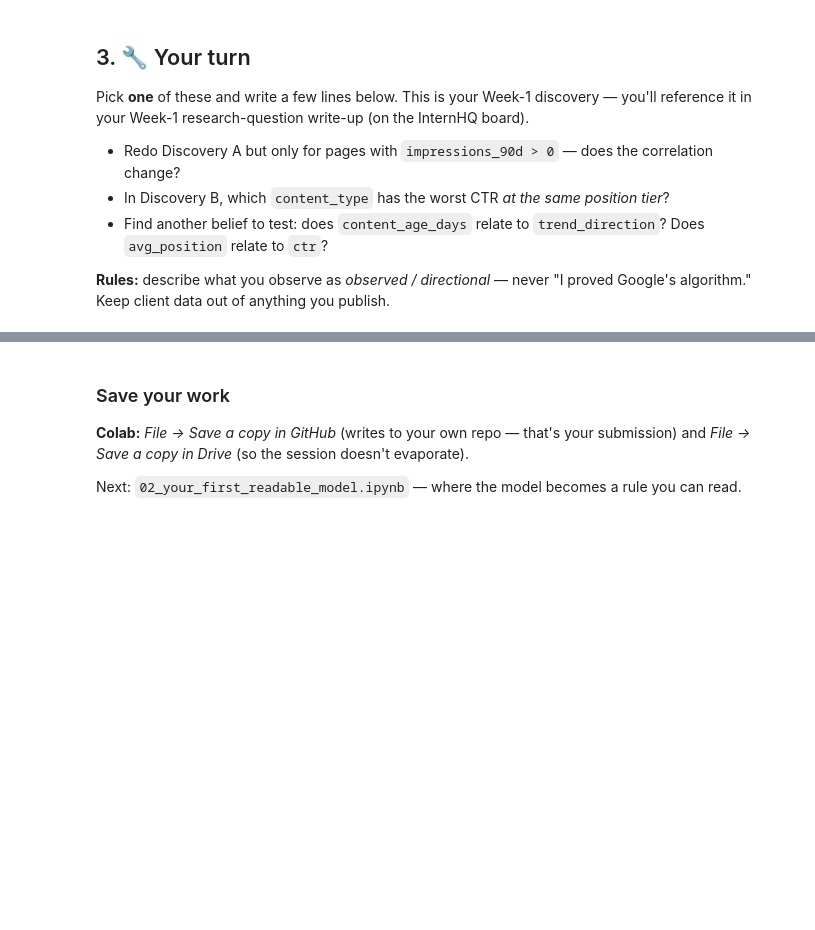
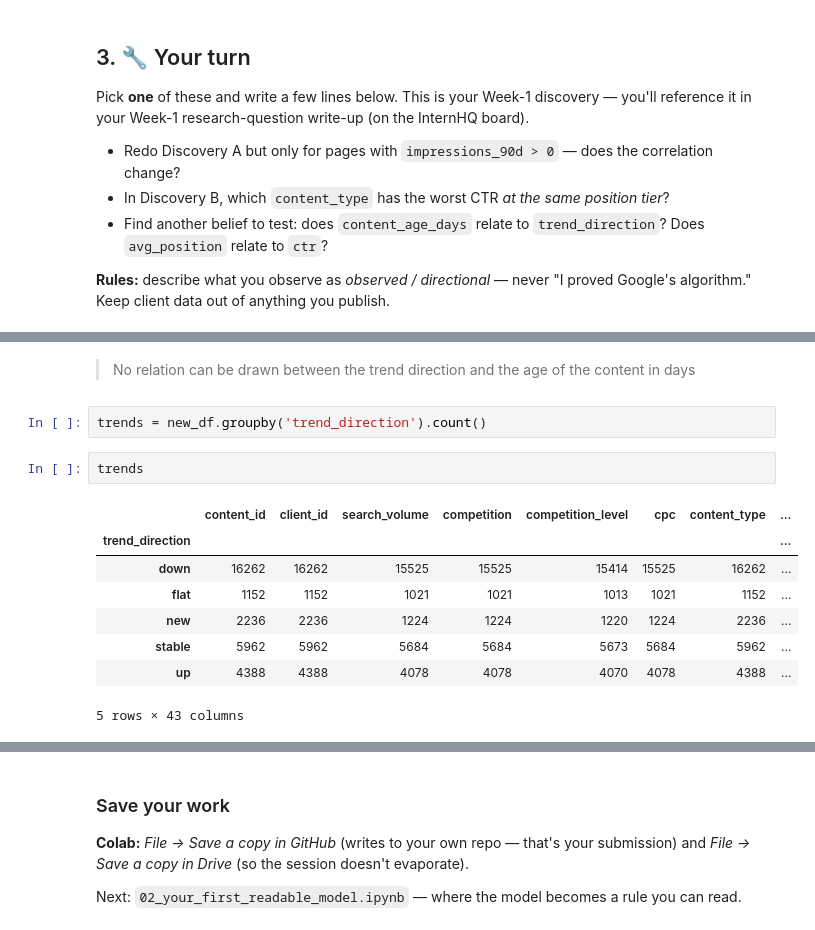
Before and after one commit to Saad-0013/FlyRank-Internship, a Jupyter notebook: notebooks/01_first_look_and_discovery.ipynb, the cells around one changed output, grey strips where cells are left out. Cells and saved outputs as stored; diff of their text form; blank space fills up the shorter version.

```diff
--- a/notebooks/01_first_look_and_discovery.ipynb
+++ b/notebooks/01_first_look_and_discovery.ipynb
@@ -101,0 +266,15 @@ Pick **one** of these and write a few lines below. This is your Week-1 discovery
+# %% [markdown]
+> No relation can be drawn between the trend direction and the age of the content in days
+# %%
+trends = new_df.groupby('trend_direction').count()
+# %%
+trends
+# %% [output]
+|  | content_id | client_id | search_volume | competition | competition_level | cpc | content_type | ... |
+| trend_direction |  |  |  |  |  |  |  | ... |
+| down | 16262 | 16262 | 15525 | 15525 | 15414 | 15525 | 16262 | ... |
+| flat | 1152 | 1152 | 1021 | 1021 | 1013 | 1021 | 1152 | ... |
+| new | 2236 | 2236 | 1224 | 1224 | 1220 | 1224 | 2236 | ... |
+| stable | 5962 | 5962 | 5684 | 5684 | 5673 | 5684 | 5962 | ... |
+| up | 4388 | 4388 | 4078 | 4078 | 4070 | 4078 | 4388 | ... |
+5 rows × 43 columns
```
Also changed, not shown: parts of 20 cells of this notebook.
